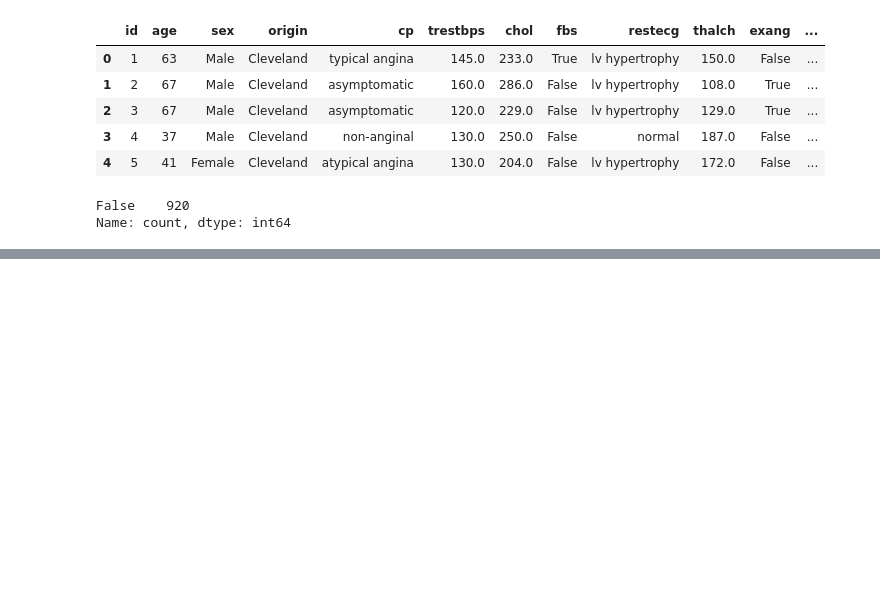
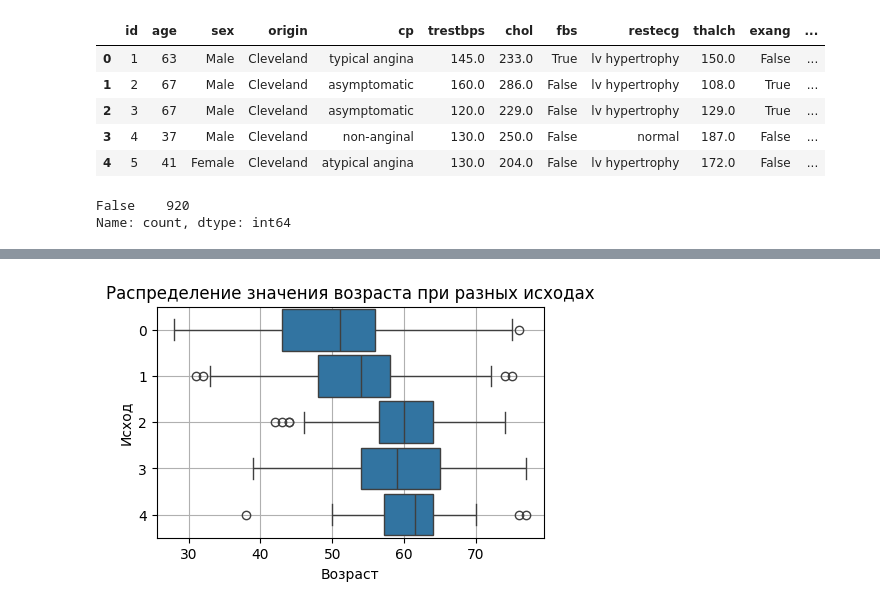
Before and after one commit to olesyaRU/OlesyaRuban, a Jupyter notebook: Итоговый проект2/heart_disease.ipynb, the cells around one changed output, grey strips where cells are left out. Drawn from its saved outputs; the diff is of its cells as text; code cells hidden in the pictures; blank space fills up the shorter version.

```diff
--- a/Итоговый проект2/heart_disease.ipynb
+++ b/Итоговый проект2/heart_disease.ipynb
@@ -128,0 +330,18 @@ ModuleNotFoundError: No module named 'scipy'
+# %%
+
+# Показать с помощью графика "ящик с усами" распределение возраста в группе num с разными исходами
+fig = plt.figure(figsize=(5, 3))
+boxplot = sns.boxplot(
+    data=data,
+    y='num',
+    x='age',
+    orient='h',
+    width=0.9
+)
+boxplot.set_title('Распределение значения возраста при разных исходах');
+boxplot.set_xlabel('Возраст');
+boxplot.set_ylabel('Исход');
+boxplot.grid()
+# Ка видно из графика, пациенты были старше c увеличением исхода.
+# %% [output]
+[figure, added]
```
Also changed, not shown: parts of 35 cells of this notebook, 3 other files.
